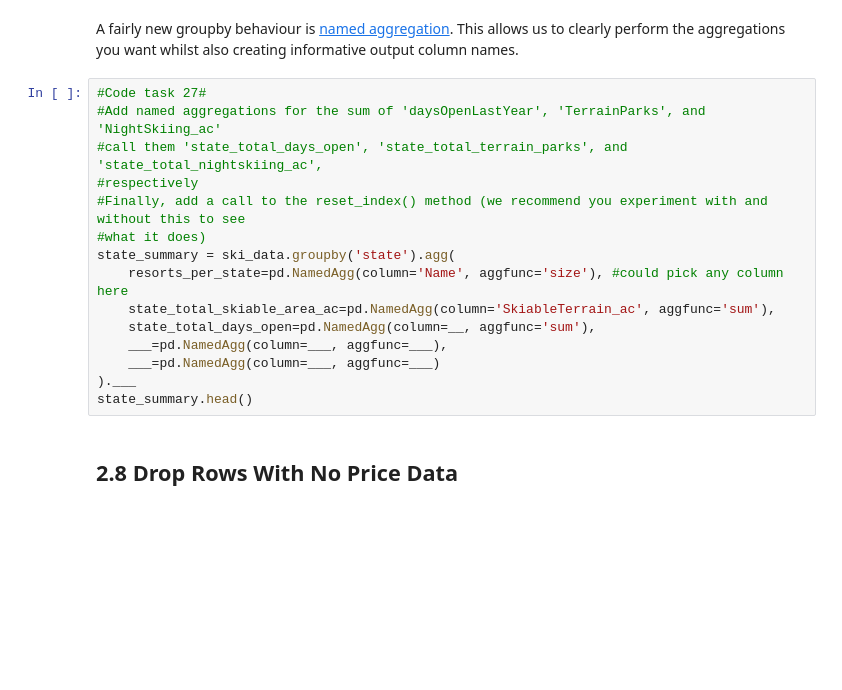
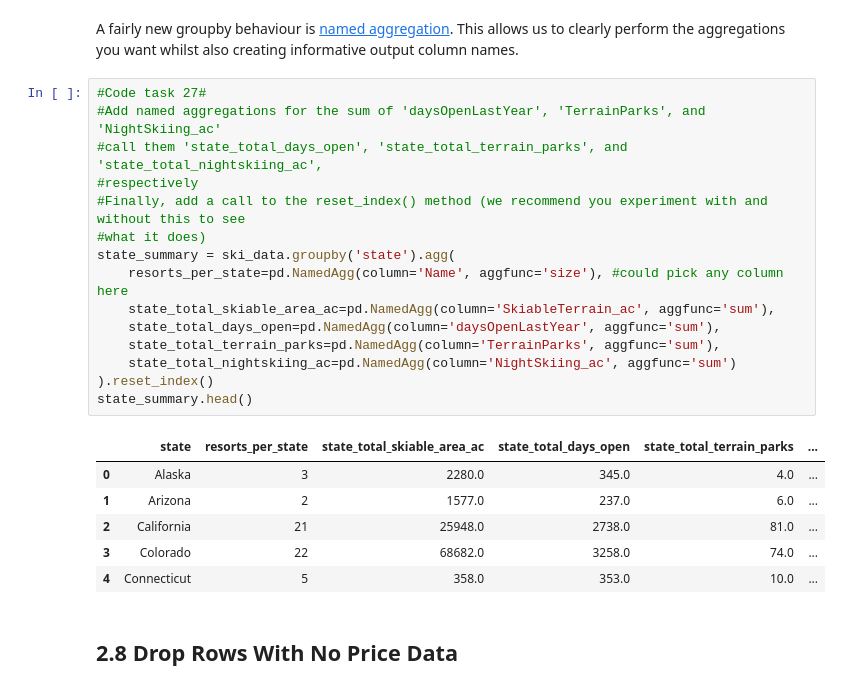
Before and after one commit to Hillary577/DataScienceGuidedCapstone, a Jupyter notebook: Notebooks/HL_02_data_wrangling.ipynb, the cells around one changed output. Drawn from its saved outputs; the diff is of its cells as text; blank space fills up the shorter version.

```diff
--- a/Notebooks/HL_02_data_wrangling.ipynb
+++ b/Notebooks/HL_02_data_wrangling.ipynb
@@ -709,18 +650,25 @@ A fairly new groupby behaviour is [named aggregation](https://pandas-docs.github
 # %%
 #Code task 27#
 #Add named aggregations for the sum of 'daysOpenLastYear', 'TerrainParks', and 'NightSkiing_ac'
 #call them 'state_total_days_open', 'state_total_terrain_parks', and 'state_total_nightskiing_ac',
 #respectively
 #Finally, add a call to the reset_index() method (we recommend you experiment with and without this to see
 #what it does)
 state_summary = ski_data.groupby('state').agg(
     resorts_per_state=pd.NamedAgg(column='Name', aggfunc='size'), #could pick any column here
     state_total_skiable_area_ac=pd.NamedAgg(column='SkiableTerrain_ac', aggfunc='sum'),
-    state_total_days_open=pd.NamedAgg(column=__, aggfunc='sum'),
-    ___=pd.NamedAgg(column=___, aggfunc=___),
-    ___=pd.NamedAgg(column=___, aggfunc=___)
-).___
+    state_total_days_open=pd.NamedAgg(column='daysOpenLastYear', aggfunc='sum'),
+    state_total_terrain_parks=pd.NamedAgg(column='TerrainParks', aggfunc='sum'),
+    state_total_nightskiing_ac=pd.NamedAgg(column='NightSkiing_ac', aggfunc='sum')
+).reset_index()
 state_summary.head()
+# %% [output]
+|  | state | resorts_per_state | state_total_skiable_area_ac | state_total_days_open | state_total_terrain_parks | ... |
+| 0 | Alaska | 3 | 2280.0 | 345.0 | 4.0 | ... |
+| 1 | Arizona | 2 | 1577.0 | 237.0 | 6.0 | ... |
+| 2 | California | 21 | 25948.0 | 2738.0 | 81.0 | ... |
+| 3 | Colorado | 22 | 68682.0 | 3258.0 | 74.0 | ... |
+| 4 | Connecticut | 5 | 358.0 | 353.0 | 10.0 | ... |
 # %% [markdown]
 ## 2.8 Drop Rows With No Price Data<a id='2.8_Drop_Rows_With_No_Price_Data'></a>
 # %% [markdown]
```
Also changed, not shown: parts of 25 cells of this notebook.
